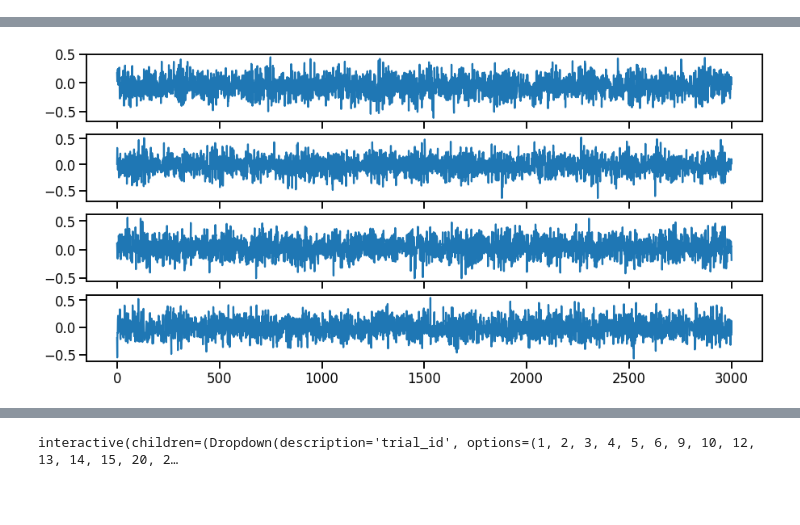
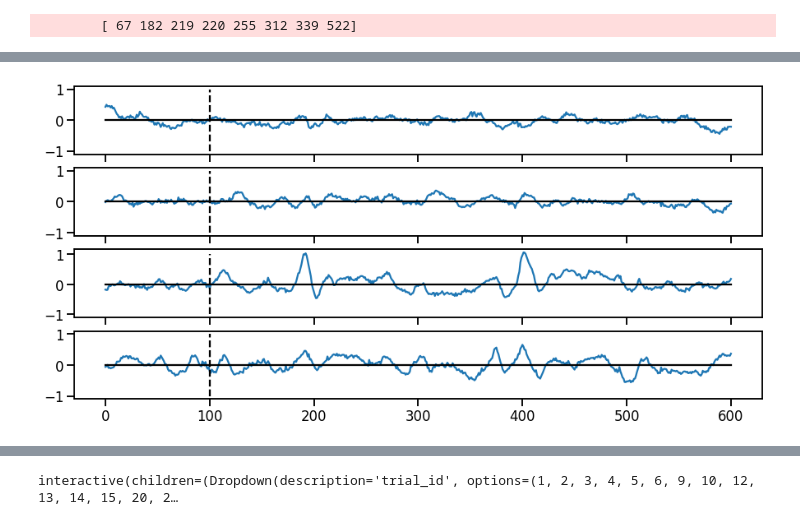
Before and after one commit to raeedcho/cst-dynamics, a Jupyter notebook: scripts/plot_cst_dynamics.ipynb, the cells around one changed output, grey strips where cells are left out. Drawn from its saved outputs; the diff is of its cells as text; code cells hidden in the pictures; blank space fills up the shorter version.

Commit message:
refactor: Move lfads prep to its own function

```diff
--- a/scripts/plot_cst_dynamics.ipynb
+++ b/scripts/plot_cst_dynamics.ipynb
@@ -66,3 +19,21 @@ td_cst = pyaldata.restrict_to_interval(
+# %%
+with open('../params.yaml', 'r') as params_file:
+    lfads_params = yaml.safe_load(params_file)['lfads_prep']
+
+trial_data = src.data.load_clean_data('../data/trial_data/Earl_20190716_COCST_TD.mat')
+td_cst = src.lfads_helpers.prep_data_with_lfads(trial_data,'CST', lfads_params)
+
+start_time = -1.0
+end_time = 5.0
+td_cst = pyaldata.restrict_to_interval(
+    td_cst,
+    start_point_name='idx_goCueTime',
+    rel_start=int(start_time/td_cst.loc[td_cst.index[0],'bin_size']),
+    rel_end=int(end_time/td_cst.loc[td_cst.index[0],'bin_size']),
+    reset_index=False
+)
+# %% [output]
+        [ 67 182 219 220 255 312 339 522]
 # %%
 # fig,ax = plt.subplots()
 trace_plot = k3d.plot(name='Neural Traces')
@@ -87,13 +68,54 @@ for neural_trace in td_cst['lfads_pca'].sample(n=25):
 trace_plot.display()
 # %% [output]
 [interactive output not drawn]
+# %%
+td_cst = src.data.add_trial_time(td_cst,ref_event='idx_goCueTime')
+trial = td_cst.iloc[5,:]
+num_dims = 10
+
+plt.figure(figsize=(10,10))
+for i in range(num_dims):
+
+    # Plot SSA results
+    plt.subplot(num_dims,2,2*i+1)
+    plt.plot(trial['trialtime'][[0,-1]],[0,0],color='k')
+    plt.plot(trial['trialtime'],trial['M1_pca'][:,i])
+
+#     plt.ylim([-1.1, 1.1])
+    plt.yticks([])
+    if i<num_dims-1:
+        plt.xticks([])
+    else:
+        plt.xlabel('Time')
+
+    # Plot PCA results
+    plt.subplot(num_dims,2,2*i+2)
+    plt.plot(trial['trialtime'][[0,-1]],[0,0],color='k')
+    plt.plot(trial['trialtime'],trial['lfads_pca'][:,i])
+
+#     plt.ylim([-1.1, 1.1])
+    plt.yticks([])
+    if i<num_dims-1:
+        plt.xticks([])
+    else:
+        plt.xlabel('Time')
+
+#Titles
+plt.subplot(num_dims,2,1)
+plt.title('Smoothed PCA')
+
+plt.subplot(num_dims,2,2)
+plt.title('LFADS PCA')
 # %%
 fig,axs = plt.subplots(4,1,figsize=(15,7),sharex=True)
+trial = td_cst.sample(n=1).squeeze()
 
 for plotnum,ax in enumerate(axs):
-    ax.plot(td_cst.iloc[134]['lfads_gen_inputs'][:,plotnum])
+    ax.plot(trial['lfads_gen_inputs'][:,plotnum])
+    ax.plot([0,600],[0,0],color='k')
+    ax.plot(trial['idx_goCueTime']*np.ones((2,)),[-1,1],'k--')
 # %% [output]
-[figure, old version]
+[figure, new version]
 # %%
 num_dims = 10
 M1_ssa_model = SSA(R=num_dims,n_epochs=3000,lr=0.01)
```
Also changed, not shown: parts of 11 cells of this notebook, 3 other files.
